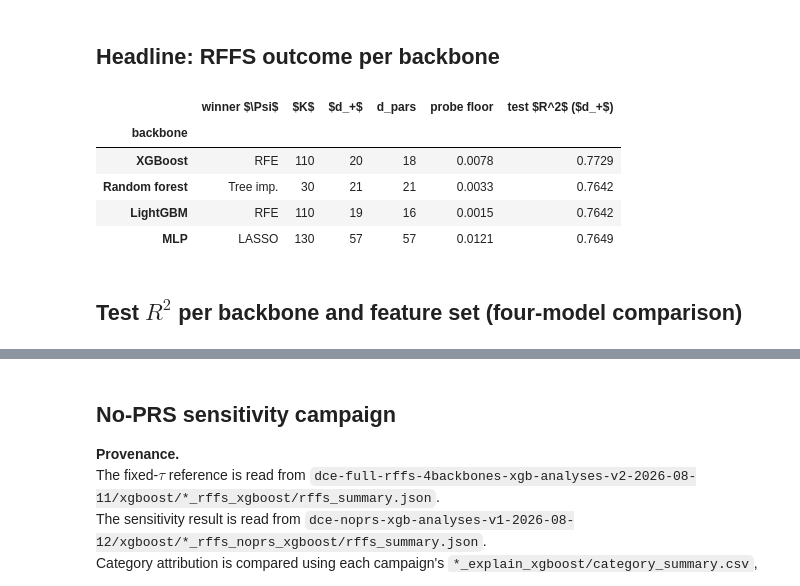
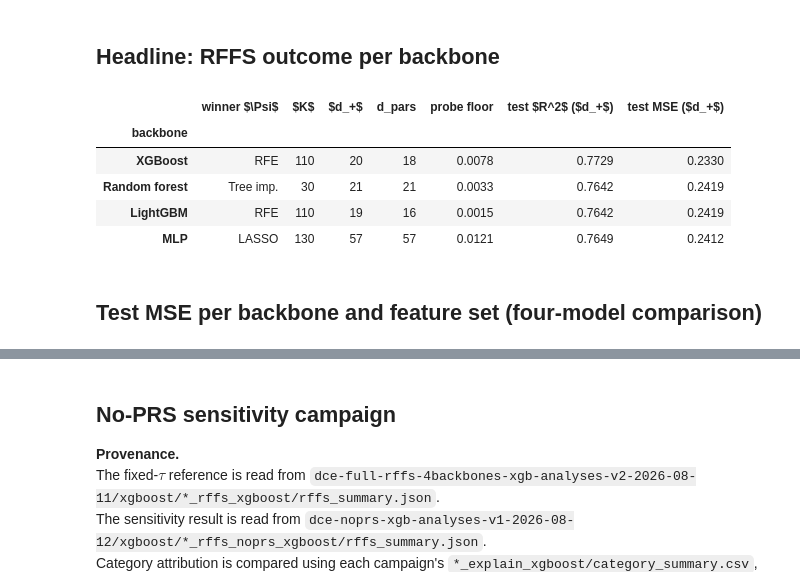
Before and after one commit to LouisTier/xopa, a Jupyter notebook: notebooks/00_overview.ipynb, the cells around one changed output, grey strips where cells are left out. Drawn from its saved outputs; the diff is of its cells as text; code cells hidden in the pictures.

```diff
--- a/notebooks/00_overview.ipynb
+++ b/notebooks/00_overview.ipynb
@@ -53,31 +53,34 @@ xgb_delta
 # %%
 rows = []
 for backbone in BACKBONES:
     summary = jload(run_dir(backbone, "rffs") / "rffs_summary.json")
     winner = summary["winner"]
     rows.append(
         {
             "backbone": BACKBONE_LABELS[backbone],
             f"winner {N['psi']}": OPERATOR_LABELS[winner["operator"]],
             N["K"]: winner["K"],
             N["d_plus"]: summary["d_plus"],
             "d_pars": summary["d_parsimonious"],
             "probe floor": round(summary["probe_floor"], 4),
             f"test $R^2$ ({N['d_plus']})": round(
                 summary["test_metrics"][f"rffs_d_plus_{summary['d_plus']}"]["r2"], 4
             ),
+            f"test MSE ({N['d_plus']})": round(
+                summary["test_metrics"][f"rffs_d_plus_{summary['d_plus']}"]["mse"], 4
+            ),
         }
     )
 headline = pd.DataFrame(rows).set_index("backbone")
 headline
 # %% [output]
-|  | winner $\Psi$ | $K$ | $d_+$ | d_pars | probe floor | test $R^2$ ($d_+$) |
-| backbone |  |  |  |  |  |  |
-| XGBoost | RFE | 110 | 20 | 18 | 0.0078 | 0.7729 |
-| Random forest | Tree imp. | 30 | 21 | 21 | 0.0033 | 0.7642 |
-| LightGBM | RFE | 110 | 19 | 16 | 0.0015 | 0.7642 |
-| MLP | LASSO | 130 | 57 | 57 | 0.0121 | 0.7649 |
+|  | winner $\Psi$ | $K$ | $d_+$ | d_pars | probe floor | test $R^2$ ($d_+$) | test MSE ($d_+$) |
+| backbone |  |  |  |  |  |  |  |
+| XGBoost | RFE | 110 | 20 | 18 | 0.0078 | 0.7729 | 0.2330 |
+| Random forest | Tree imp. | 30 | 21 | 21 | 0.0033 | 0.7642 | 0.2419 |
+| LightGBM | RFE | 110 | 19 | 16 | 0.0015 | 0.7642 | 0.2419 |
+| MLP | LASSO | 130 | 57 | 57 | 0.0121 | 0.7649 | 0.2412 |
 # %% [markdown]
-## Test $R^2$ per backbone and feature set (four-model comparison)
+## Test MSE per backbone and feature set (four-model comparison)
 # %%
 comparison = pd.read_csv(run_dir("xgboost", "comparison") / "model_comparison.csv")
```
Also changed, not shown: parts of 1 cell of this notebook, 3 other files.
